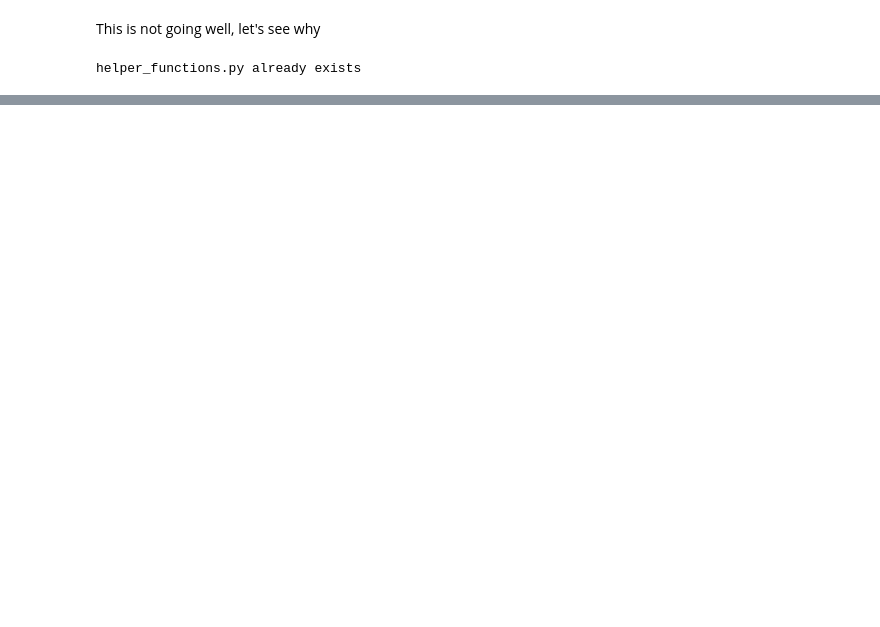
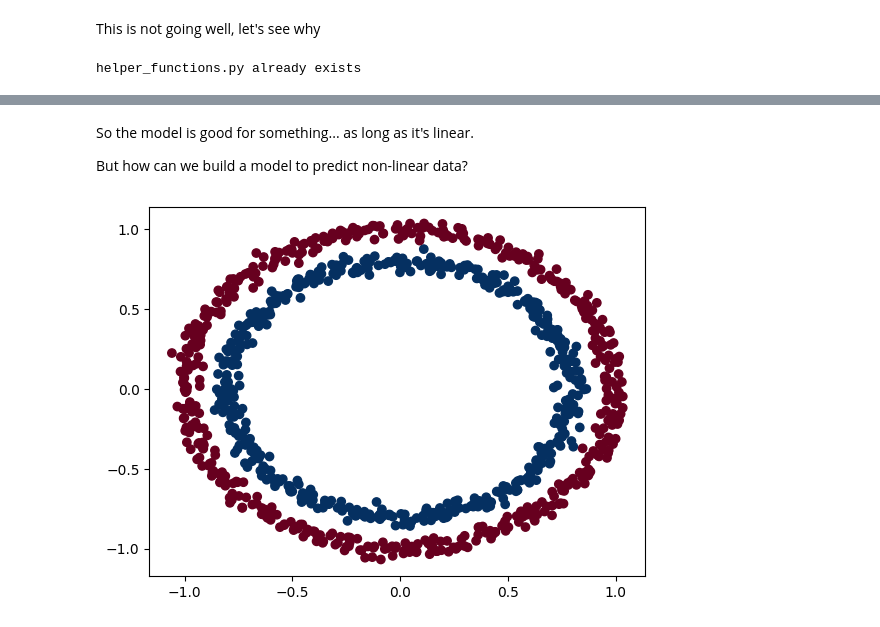
Before and after one commit to JonathanSears1/pytorch-practice, a Jupyter notebook: pytorch-nn.ipynb, the cells around one changed output, grey strips where cells are left out. Saved outputs shown, nothing was run; the diff lists cells and outputs as text; code cells hidden in the pictures; blank space fills up the shorter version.

```diff
--- a/pytorch-nn.ipynb
+++ b/pytorch-nn.ipynb
@@ -179,0 +332,19 @@ Since we only have 1 hidden layer our neural net is creating a linear estimation
+# %% [markdown]
+So the model is good for something... as long as it's linear.
+
+But how can we build a model to predict non-linear data?
+# %%
+# Make and plot data
+import matplotlib.pyplot as plt
+from sklearn.datasets import make_circles
+
+n_samples = 1000
+
+X, y = make_circles(n_samples=1000,
+    noise=0.03,
+    random_state=42,
+)
+
+plt.scatter(X[:, 0], X[:, 1], c=y, cmap=plt.cm.RdBu);
+# %% [output]
+[figure, added]
```
Also changed, not shown: parts of 19 cells of this notebook.
